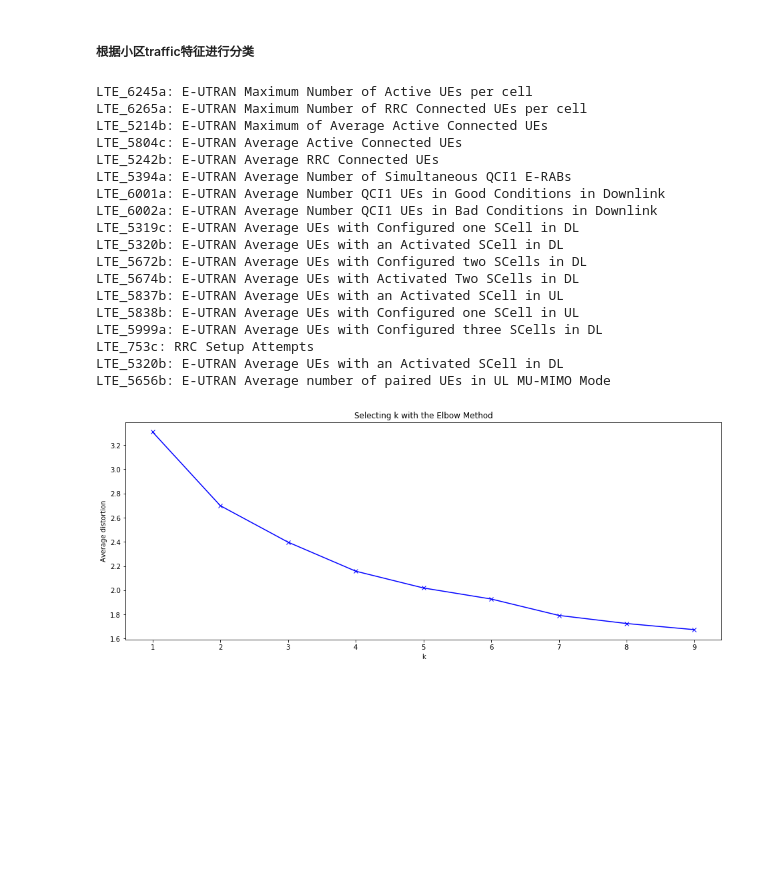
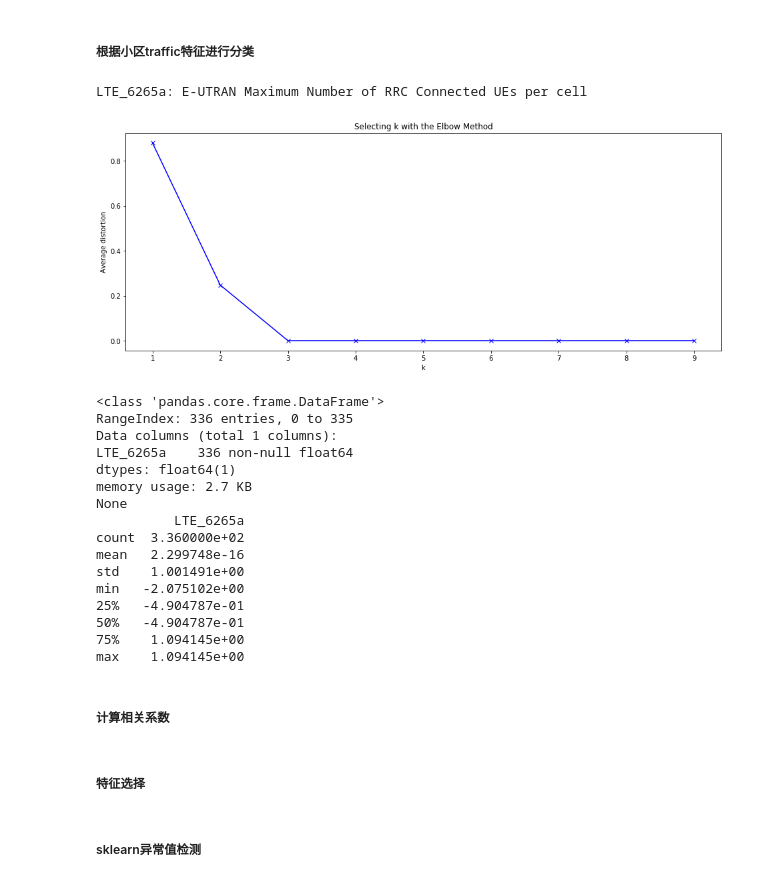
Before and after one commit to w26738/NSB, a Jupyter notebook: kpi_analyzer.ipynb, the cells around one changed output. Drawn from its saved outputs; the diff is of its cells as text; code cells hidden in the pictures; blank space fills up the shorter version.

```diff
--- a/kpi_analyzer.ipynb
+++ b/kpi_analyzer.ipynb
@@ -39,7 +39,7 @@ def query_kpi_id(kpi_id):
 # %%
 # kpi log所在文件路径
 kpi_data_path = r'D:\userdata\anliu\Desktop'
-kpi_data_name = r'test1.csv'
+kpi_data_name = r'test.csv'
 kpi_data_file = os.path.join(kpi_data_path, kpi_data_name)
 
 # 切换到kpi log所在路径
@@ -171,6 +173,7 @@ uplane = ['LTE_5292d', 'LTE_5289d', 'LTE_5276b', 'LTE_5273b', 'LTE_1074a', 'LTE_
 
 # 根据counter提取数据
 def kpi_filter_counter(data, comb_list):
+    comb_list = [c for c in data.columns if c in comb_list]
     read_kpi_name(comb_list)
     data = data.loc[:, comb_list]
 
@@ -187,8 +190,8 @@ def kpi_filter_time(data, start, end):
 # 归一化数据
 from sklearn.preprocessing import StandardScaler
 def data_norm(data):
-    sc_X = StandardScaler()
-    X = sc_X.fit_transform(data)
+    ss = StandardScaler()
+    X = ss.fit_transform(data)
     data = pd.DataFrame(X, columns=data.columns)
 
     return data
@@ -274,13 +200,8 @@ def kpi_outlier_isoforest(data):
 # end = '2018-06-16 10:0:0'
 # kpi_data_time = kpi_filter_time(kpi_data, start, end)
 
-# print(kpi_data.head())
-
-kpi_data = data_norm(kpi_data)
-
-kpi_outlier_std(kpi_data)
-
-kpi_outlier_lof(kpi_data)
-
-kpi_outlier_isoforest(kpi_data)
+# 归一化数据
+print(kpi_data.head())
+kpi_data_norm = data_norm(kpi_data)
+print(kpi_data_norm.head())
 # %% [output]
@@ -293,44 +225,47 @@ Iosforest prediction:
 # %% [markdown]
 ##### 根据小区traffic特征进行分类
 # %%
-cell_load_data = kpi_filter_counter(kpi_data, cell_load)
+cell_load_data = kpi_filter_counter(kpi_data_norm, cell_load)
 
 from sklearn.cluster import KMeans
 from scipy.spatial.distance import cdist
-
 K = range(1, 10)
 meandistortions = []
 for k in K:
     kmeans = KMeans(n_clusters=k)
     kmeans.fit(cell_load_data)
     # cdist函数用于计算两个输入集合的距离，通过metric参数指定计算距离的不同方式得到不同的距离度量值
     meandistortions.append(sum(np.min(cdist(cell_load_data, kmeans.cluster_centers_, 'euclidean'), axis=1)) / cell_load_data.shape[0])
 
 fig = plt.figure(1,(16,6))
 ax = fig.add_subplot(1,1,1)
 
 ax.plot(K, meandistortions, 'bx-')
 ax.set_xlabel('k')
 ax.set_ylabel('Average distortion')
 ax.set_title('Selecting k with the Elbow Method')
 plt.show()
+
+print(cell_load_data.info())
+print(cell_load_data.describe())
 # %% [output]
-LTE_6245a: E-UTRAN Maximum Number of Active UEs per cell
 LTE_6265a: E-UTRAN Maximum Number of RRC Connected UEs per cell
-LTE_5214b: E-UTRAN Maximum of Average Active Connected UEs
-LTE_5804c: E-UTRAN Average Active Connected UEs
-LTE_5242b: E-UTRAN Average RRC Connected UEs
-LTE_5394a: E-UTRAN Average Number of Simultaneous QCI1 E-RABs
-LTE_6001a: E-UTRAN Average Number QCI1 UEs in Good Conditions in Downlink
-LTE_6002a: E-UTRAN Average Number QCI1 UEs in Bad Conditions in Downlink
-LTE_5319c: E-UTRAN Average UEs with Configured one SCell in DL
-LTE_5320b: E-UTRAN Average UEs with an Activated SCell in DL
-LTE_5672b: E-UTRAN Average UEs with Configured two SCells in DL
-LTE_5674b: E-UTRAN Average UEs with Activated Two SCells in DL
-LTE_5837b: E-UTRAN Average UEs with an Activated SCell in UL
-LTE_5838b: E-UTRAN Average UEs with Configured one SCell in UL
-LTE_5999a: E-UTRAN Average UEs with Configured three SCells in DL
-LTE_753c: RRC Setup Attempts
-LTE_5320b: E-UTRAN Average UEs with an Activated SCell in DL
-LTE_5656b: E-UTRAN Average number of paired UEs in UL MU-MIMO Mode
-[figure, old version]
+[figure, new version]
+<class 'pandas.core.frame.DataFrame'>
+RangeIndex: 336 entries, 0 to 335
+Data columns (total 1 columns):
+LTE_6265a    336 non-null float64
+dtypes: float64(1)
+memory usage: 2.7 KB
+None
+          LTE_6265a
+count  3.360000e+02
+mean   2.299748e-16
+std    1.001491e+00
+min   -2.075102e+00
+25%   -4.904787e-01
+50%   -4.904787e-01
+75%    1.094145e+00
+max    1.094145e+00
+# %% [markdown]
+##### 计算相关系数
@@ -336,0 +280,2 @@ LTE_5656b: E-UTRAN Average number of paired UEs in UL MU-MIMO Mode
+# %% [markdown]
+#####  特征选择
@@ -336,0 +296,2 @@ LTE_5656b: E-UTRAN Average number of paired UEs in UL MU-MIMO Mode
+# %% [markdown]
+##### sklearn异常值检测
```
Also changed, not shown: parts of 13 cells of this notebook.
